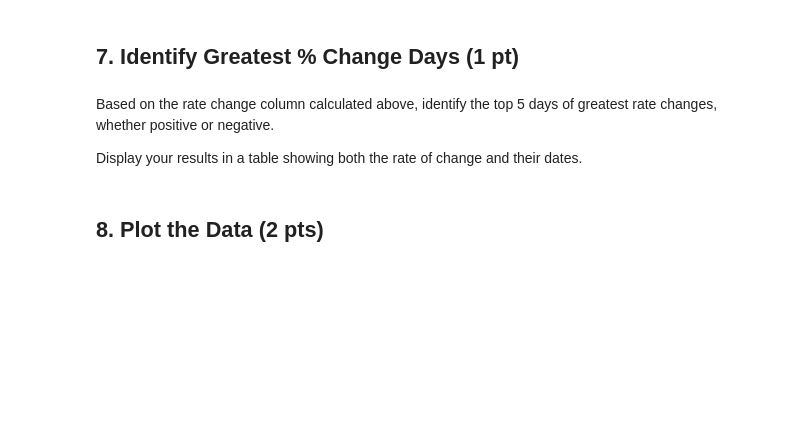
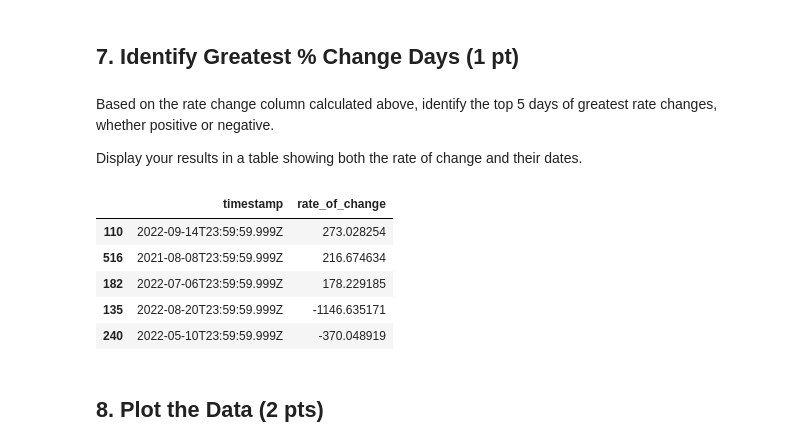
Before and after one commit to cann-emma/DS1002-zgb8ts, a Jupyter notebook: labs/lab1/lab1-ftx-stock-pricing.ipynb, the cells around one changed output. Saved outputs shown, nothing was run; the diff lists cells and outputs as text; code cells hidden in the pictures; blank space fills up the shorter version.

```diff
--- a/labs/lab1/lab1-ftx-stock-pricing.ipynb
+++ b/labs/lab1/lab1-ftx-stock-pricing.ipynb
@@ -136,6 +139,18 @@ Fftx.head()
 Based on the rate change column calculated above, identify the top 5 days of greatest rate changes, whether positive or negative.
 
 Display your results in a table showing both the rate of change and their dates.
+# %%
+# Using sorting to identify days of greatest rate of change
+Fftx.sort_values('rate_of_change', ascending= True)
+Fftx.sort_values('rate_of_change', ascending= False)
+Fftx.loc[[110, 516,182,135,240], ['timestamp', 'rate_of_change']]
+# %% [output]
+|  | timestamp | rate_of_change |
+| 110 | 2022-09-14T23:59:59.999Z | 273.028254 |
+| 516 | 2021-08-08T23:59:59.999Z | 216.674634 |
+| 182 | 2022-07-06T23:59:59.999Z | 178.229185 |
+| 135 | 2022-08-20T23:59:59.999Z | -1146.635171 |
+| 240 | 2022-05-10T23:59:59.999Z | -370.048919 |
 # %% [markdown]
 ## 8. Plot the Data (2 pts)
 # %% [markdown]
```
Also changed, not shown: parts of 6 cells of this notebook.
